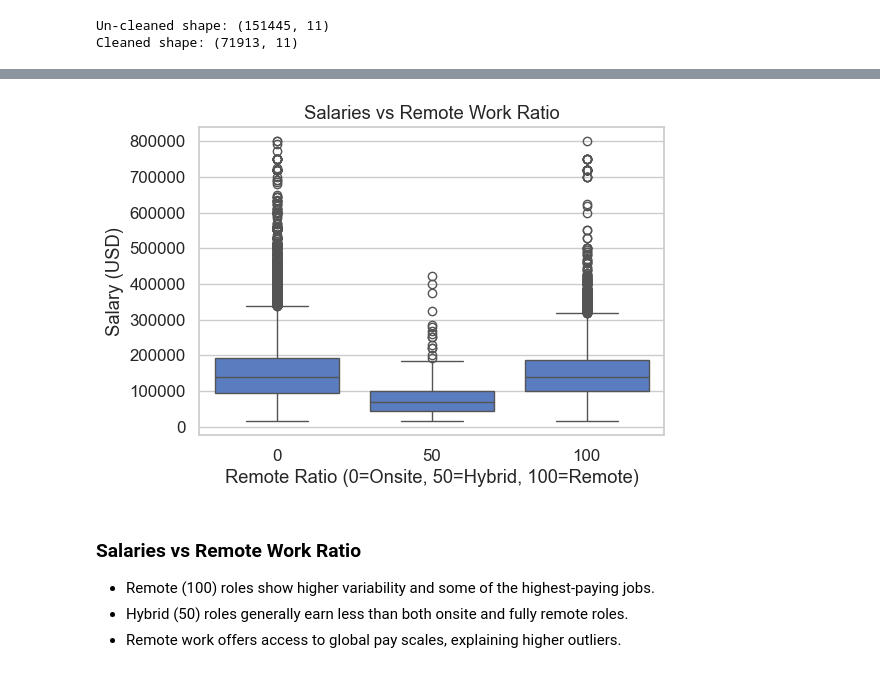
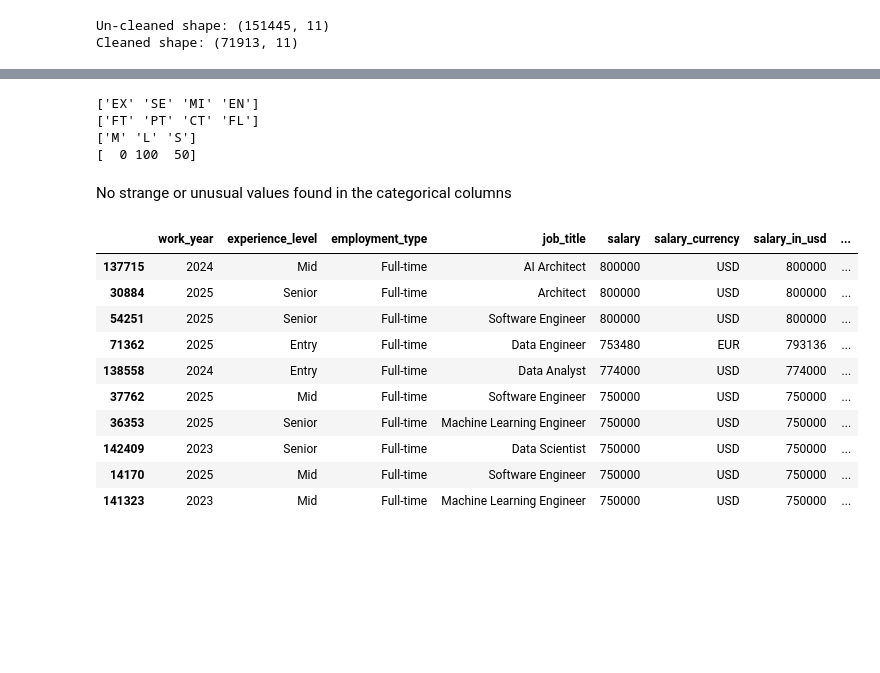
Before and after one commit to DhruvMangal007/ds-salary-trends-analysis, a Jupyter notebook: notebooks/01_data_cleaning.ipynb, the cells around one changed output, grey strips where cells are left out. Cells and saved outputs as stored; diff of their text form; code cells hidden in the pictures; blank space fills up the shorter version.

```diff
--- a/notebooks/01_data_cleaning.ipynb
+++ b/notebooks/01_data_cleaning.ipynb
@@ -122,18 +98,12 @@ plt.show()
-# %%
-# --------------------------
-# 5. Salary by Remote Ratio
-# --------------------------
-if 'remote_ratio' in df.columns:
-    plt.figure(figsize=(6,4))
-    sns.boxplot(x='remote_ratio', y='salary_in_usd', data=df)
-    plt.title("Salaries vs Remote Work Ratio")
-    plt.xlabel("Remote Ratio (0=Onsite, 50=Hybrid, 100=Remote)")
-    plt.ylabel("Salary (USD)")
-    plt.show()
-# %% [output]
-[figure, removed]
-# %% [markdown]
-### Salaries vs Remote Work Ratio
-- Remote (100) roles show higher variability and some of the highest-paying jobs.
-- Hybrid (50) roles generally earn less than both onsite and fully remote roles.
-- Remote work offers access to global pay scales, explaining higher outliers.
+# %%
+print(df["experience_level"].unique())
+print(df["employment_type"].unique())
+print(df["company_size"].unique())
+print(df["remote_ratio"].unique())
+# %% [output]
+['EX' 'SE' 'MI' 'EN']
+['FT' 'PT' 'CT' 'FL']
+['M' 'L' 'S']
+[  0 100  50]
+# %% [markdown]
+No strange or unusual values found in the categorical columns
@@ -139,0 +136,14 @@ if 'remote_ratio' in df.columns:
+# %%
+df.sort_values("salary_in_usd", ascending=False).head(10)
+# %% [output]
+|  | work_year | experience_level | employment_type | job_title | salary | salary_currency | salary_in_usd | ... |
+| 137715 | 2024 | Mid | Full-time | AI Architect | 800000 | USD | 800000 | ... |
+| 30884 | 2025 | Senior | Full-time | Architect | 800000 | USD | 800000 | ... |
+| 54251 | 2025 | Senior | Full-time | Software Engineer | 800000 | USD | 800000 | ... |
+| 71362 | 2025 | Entry | Full-time | Data Engineer | 753480 | EUR | 793136 | ... |
+| 138558 | 2024 | Entry | Full-time | Data Analyst | 774000 | USD | 774000 | ... |
+| 37762 | 2025 | Mid | Full-time | Software Engineer | 750000 | USD | 750000 | ... |
+| 36353 | 2025 | Senior | Full-time | Machine Learning Engineer | 750000 | USD | 750000 | ... |
+| 142409 | 2023 | Senior | Full-time | Data Scientist | 750000 | USD | 750000 | ... |
+| 14170 | 2025 | Mid | Full-time | Software Engineer | 750000 | USD | 750000 | ... |
+| 141323 | 2023 | Mid | Full-time | Machine Learning Engineer | 750000 | USD | 750000 | ... |
```
Also changed, not shown: parts of 26 cells of this notebook, 5 other files.
